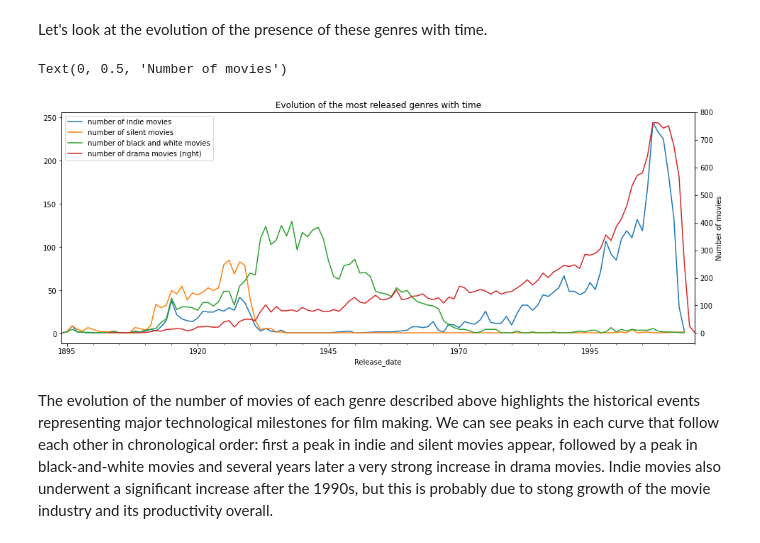
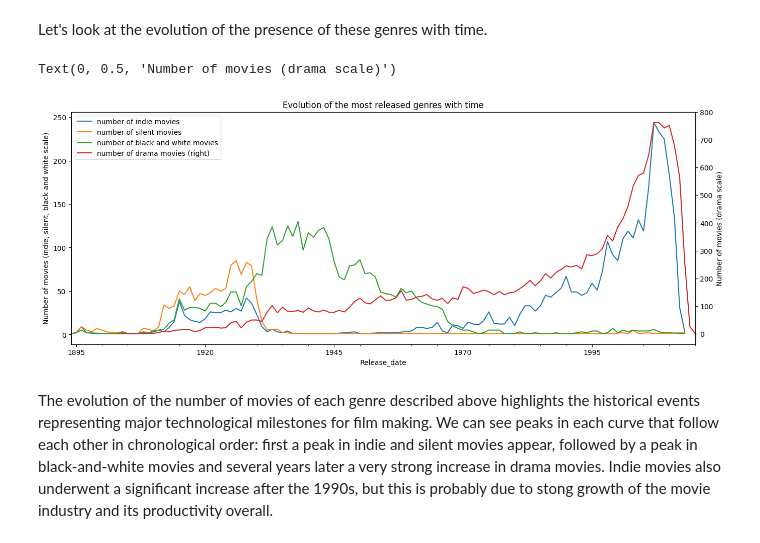
Before and after one commit to epfl-ada/ada-2022-project-thegonios, a Jupyter notebook: Data_processing.ipynb, the cells around one changed output. Cells and saved outputs as stored; diff of their text form; code cells hidden in the pictures.

```diff
--- a/Data_processing.ipynb
+++ b/Data_processing.ipynb
@@ -798,14 +835,15 @@ Let's look at the evolution of the presence of these genres with time.
 # %%
 plt.figure(figsize = (16,6))
 indie_movies.number.plot(label="number of indie movies", legend=True)
 silent_movies.number.plot(label="number of silent movies", legend=True)
 bw_movies.number.plot(label="number of black and white movies", legend=True)
+plt.ylabel('Number of movies (indie, silent, black and white scale)')
 drama_movies.number.plot(secondary_y=True, label="number of drama movies", legend=True)
 plt.title('Evolution of the most released genres with time')
-plt.ylabel('Number of movies')
+plt.ylabel('Number of movies (drama scale)')
 # %% [output]
-Text(0, 0.5, 'Number of movies')
+Text(0, 0.5, 'Number of movies (drama scale)')
-[figure, old version]
+[figure, new version]
 # %% [markdown]
 The evolution of the number of movies of each genre described above highlights the historical events representing major technological milestones for film making. We can see peaks in each curve that follow each other in chronological order: first a peak in indie and silent movies appear, followed by a peak in black-and-white movies and several years later a very strong increase in drama movies. Indie movies also underwent a significant increase after the 1990s, but this is probably due to stong growth of the movie industry and its productivity overall.
 # %% [markdown]
```
Also changed, not shown: parts of 66 cells of this notebook.
